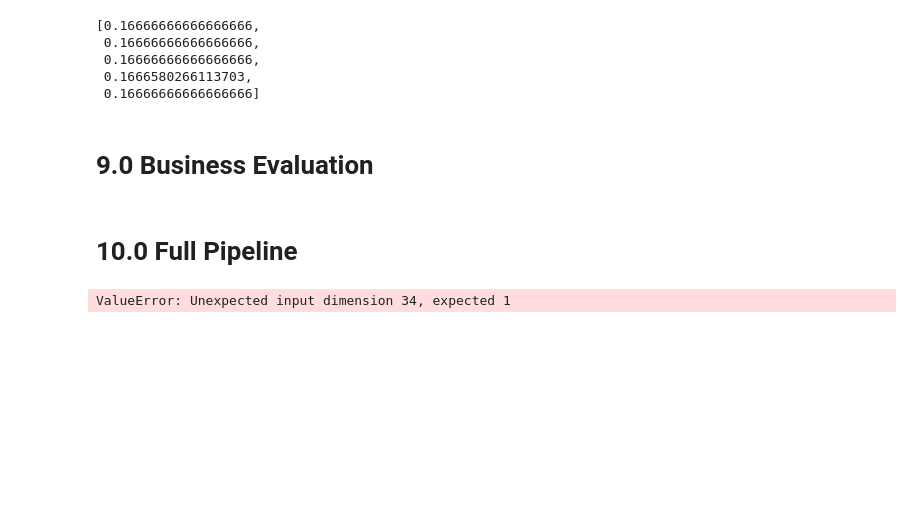
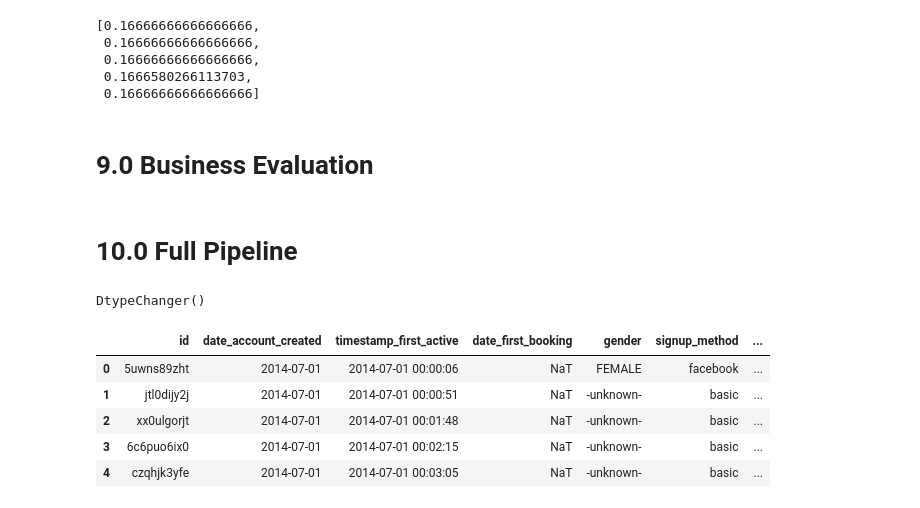
Before and after one commit to ViniciusKos/airbnb_prediction, a Jupyter notebook: airbnb_prediction.ipynb, the cells around one changed output. Saved outputs shown, nothing was run; the diff lists cells and outputs as text; code cells hidden in the pictures; blank space fills up the shorter version.

```diff
--- a/airbnb_prediction.ipynb
+++ b/airbnb_prediction.ipynb
@@ -705,15 +716,16 @@ X = df6[['age', 'days_from_first_active_until_date_account_created',
        'month_date_account_created', 'day_date_account_created',
        'day_of_week_date_account_created',
        'day_of_year_first_active_date_account_created',
-       'day_of_week_first_active_sin', 'day_of_week_first_active_cos',
-       'day_of_week_date_account_created_sin',
-       'day_of_week_date_account_created_cos',
-       'month_date_account_created_sin', 'month_date_account_created_cos',
-       'day_date_account_created_sin', 'day_date_account_created_cos',
-       'day_of_year_first_active_first_active_sin',
-       'day_of_year_first_active_first_active_cos',
-       'day_of_year_first_active_date_account_created_sin',
-       'day_of_year_first_active_date_account_created_cos']]
+       # 'day_of_week_first_active_sin', 'day_of_week_first_active_cos',
+       # 'day_of_week_date_account_created_sin',
+       # 'day_of_week_date_account_created_cos',
+       # 'month_date_account_created_sin', 'month_date_account_created_cos',
+       # 'day_date_account_created_sin', 'day_date_account_created_cos',
+       # 'day_of_year_first_active_first_active_sin',
+       # 'day_of_year_first_active_first_active_cos',
+       # 'day_of_year_first_active_date_account_created_sin',
+       # 'day_of_year_first_active_date_account_created_cos'
+       ]]
 y = df6['country_destination'].map(dic_countries).copy()
 Xtrain, Xval, ytrain, yval = train_test_split( X, y, test_size = 0.3, random_state=42, stratify=y )
 y.head(3)
@@ -1109,44 +1144,74 @@ from sklearn.feature_selection import SelectKBest, SelectPercentile, f_regressio
 from xgboost import XGBClassifier
 from glob import glob
 import pickle
+# %%
+s3 = boto3.client('s3')
+bucket_name = 'airbnb-prediction'
+key = 'cleaners/1_DtypeChanger.pkl'
+response = s3.get_object(Bucket=bucket_name, Key=key)
+data = response['Body'].read()
+obj = pickle.loads(data)
+obj
+# %% [output]
+DtypeChanger()
 # %%
 
+
+
+def import_data():
+    path = "s3://airbnb-prediction/data/test_users.csv"
+    return wr.s3.read_csv(path)
 
 class AirbnbPrediction( TransformerMixin, BaseEstimator ):
     def __init__( self ):
         self.home_path = os.getcwd()
+
 
     def cleaner( self, X):
         X2 = X.copy()
         for i in sorted(glob(r'cleaners\*.pkl')) :
             X2 = pickle.load( open(i, "rb") ).transform(X2)
         return X2
 
     def feature_engineering( self, X):
         X2 = X.copy()
         for i in sorted(glob(r'feature_engineering\*.pkl')) :
             X2 = pickle.load( open(i, "rb") ).transform(X2)
         return X2
 
     def preprocessors( self, X):
         X2 = X.copy()
         for i in sorted(glob(r'preprocessors\*.pkl')) :
             transformer = pickle.load( open(i, "rb") )
             if "MinMax" in transformer.__class__.__name__:
                 features = transformer.feature_names_in_.tolist()
                 X2[features] = transformer.transform(X2[features])
             else:
                 X2 = transformer.transform(X2)
         return X2
 
+    def selector( self, X):
+        X2 = X.copy()
+        selector = pickle.load( open("FeatureSelection.pkl", "rb"))
+        X2 = selector.transform(X2)
+        return X2
 
 
 
 
 air = AirbnbPrediction()
+test = import_data()
 aux1 = air.cleaner(test)
 aux1 = air.feature_engineering(aux1)
-aux1 = air.preprocessors(aux1)
+aux1 = air.selector(aux1)
+#aux1 = air.preprocessors(aux1)
+
+
 aux1.head()
 # %% [output]
-ValueError: Unexpected input dimension 34, expected 1
+|  | id | date_account_created | timestamp_first_active | date_first_booking | gender | signup_method | ... |
+| 0 | 5uwns89zht | 2014-07-01 | 2014-07-01 00:00:06 | NaT | FEMALE | facebook | ... |
+| 1 | jtl0dijy2j | 2014-07-01 | 2014-07-01 00:00:51 | NaT | -unknown- | basic | ... |
+| 2 | xx0ulgorjt | 2014-07-01 | 2014-07-01 00:01:48 | NaT | -unknown- | basic | ... |
+| 3 | 6c6puo6ix0 | 2014-07-01 | 2014-07-01 00:02:15 | NaT | -unknown- | basic | ... |
+| 4 | czqhjk3yfe | 2014-07-01 | 2014-07-01 00:03:05 | NaT | -unknown- | basic | ... |
```
Also changed, not shown: parts of 6 cells of this notebook, 6 other files.
